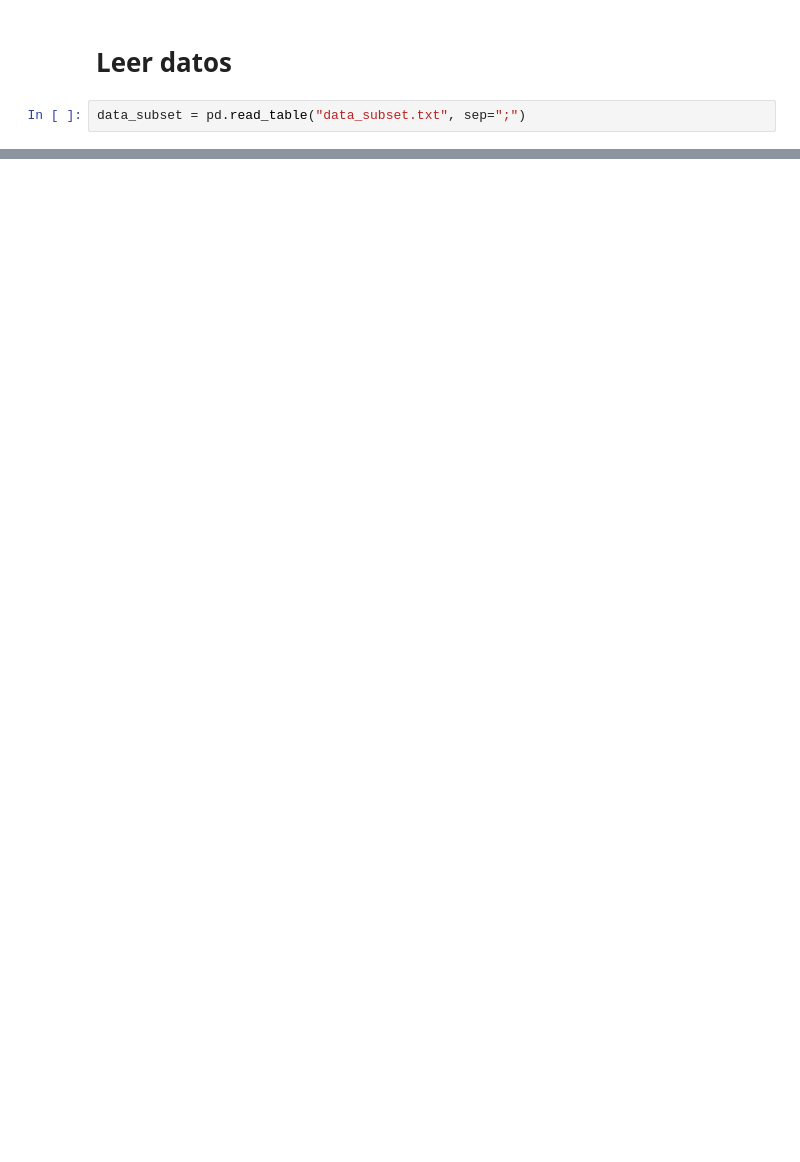
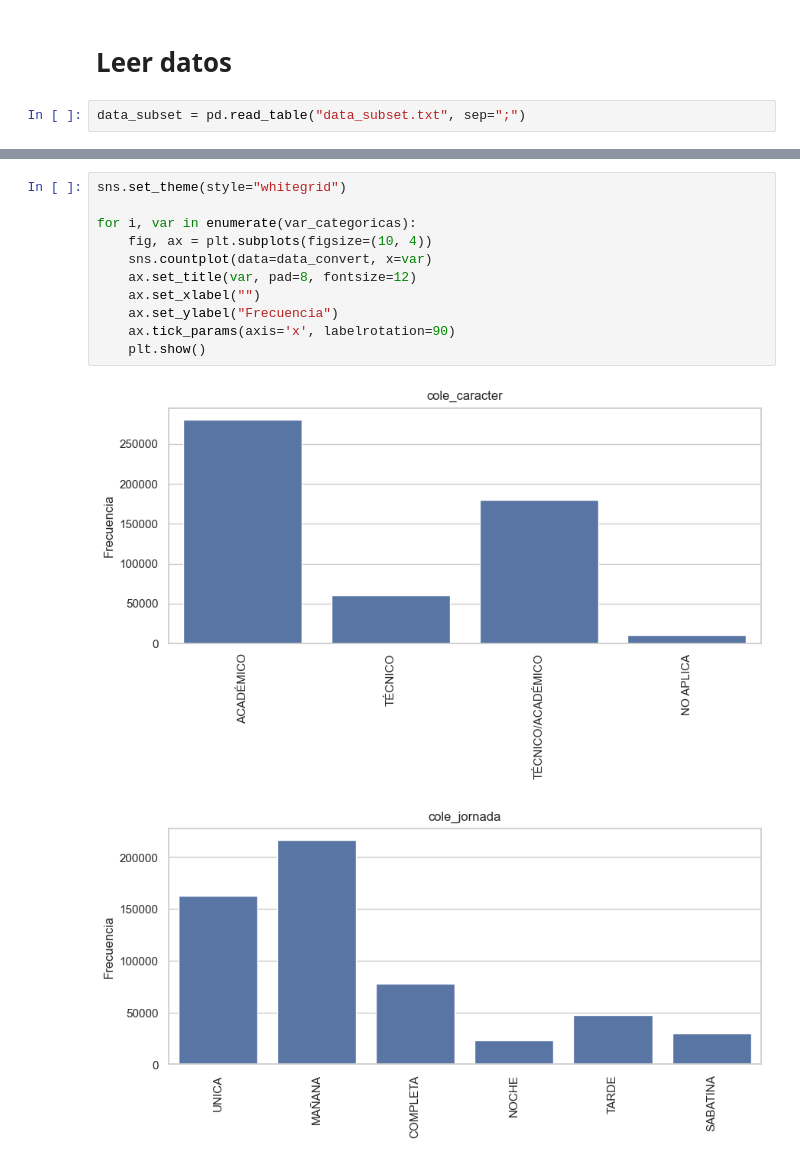
Before and after one commit to sricog/proyecto-final-econometria, a Jupyter notebook: preparar_data.ipynb, the cells around one changed output, grey strips where cells are left out. Cells and saved outputs as stored; diff of their text form; blank space fills up the shorter version.

```diff
--- a/preparar_data.ipynb
+++ b/preparar_data.ipynb
@@ -105,0 +283,14 @@ data_convert["estu_edad"] = data_convert["estu_edad"].fillna(-1).astype('int8')
+# %%
+sns.set_theme(style="whitegrid")
+
+for i, var in enumerate(var_categoricas):
+    fig, ax = plt.subplots(figsize=(10, 4))
+    sns.countplot(data=data_convert, x=var)
+    ax.set_title(var, pad=8, fontsize=12)
+    ax.set_xlabel("")
+    ax.set_ylabel("Frecuencia")
+    ax.tick_params(axis='x', labelrotation=90)
+    plt.show()
+# %% [output]
+[figure, added]
+[figure, added]
```
Also changed, not shown: parts of 75 cells of this notebook, 2 other files.
